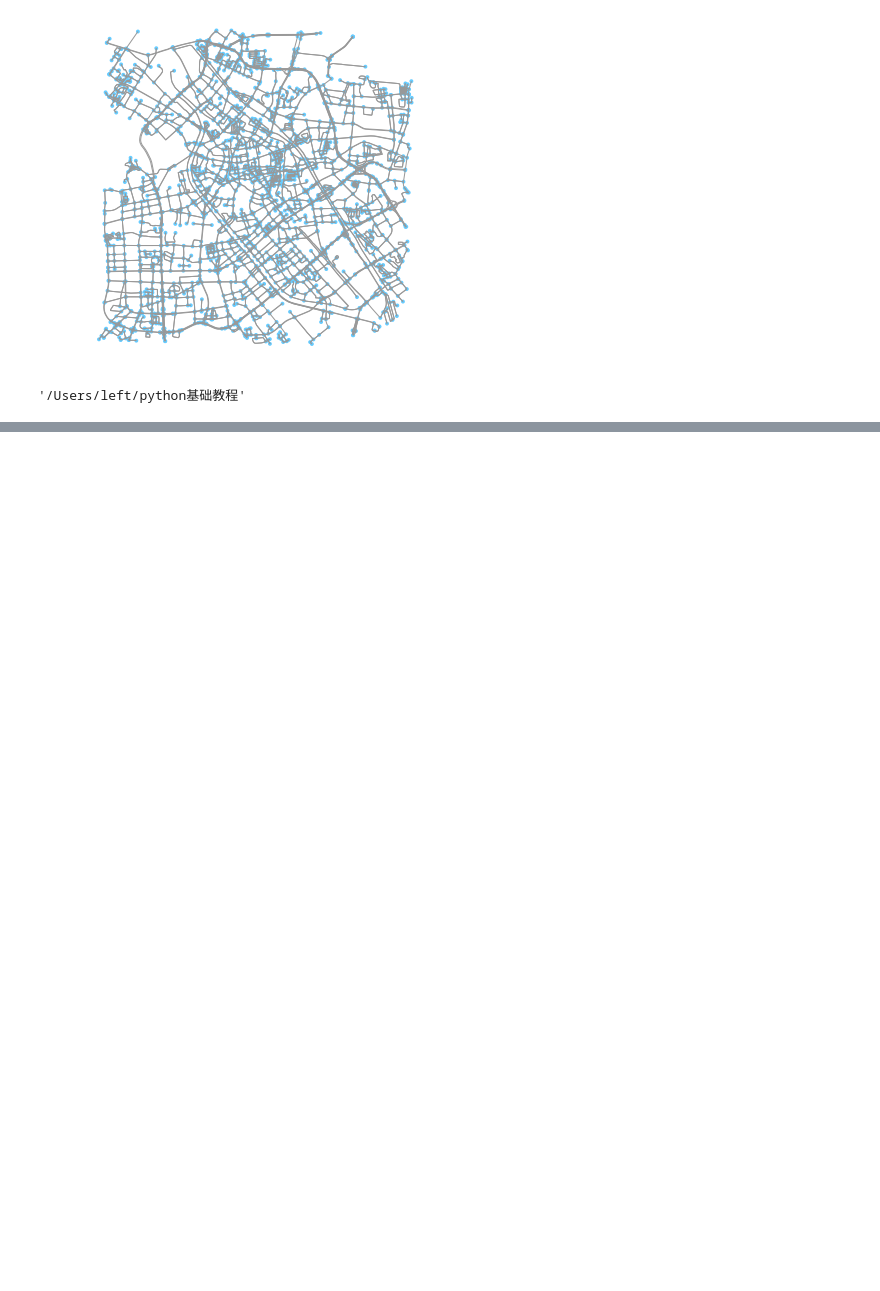
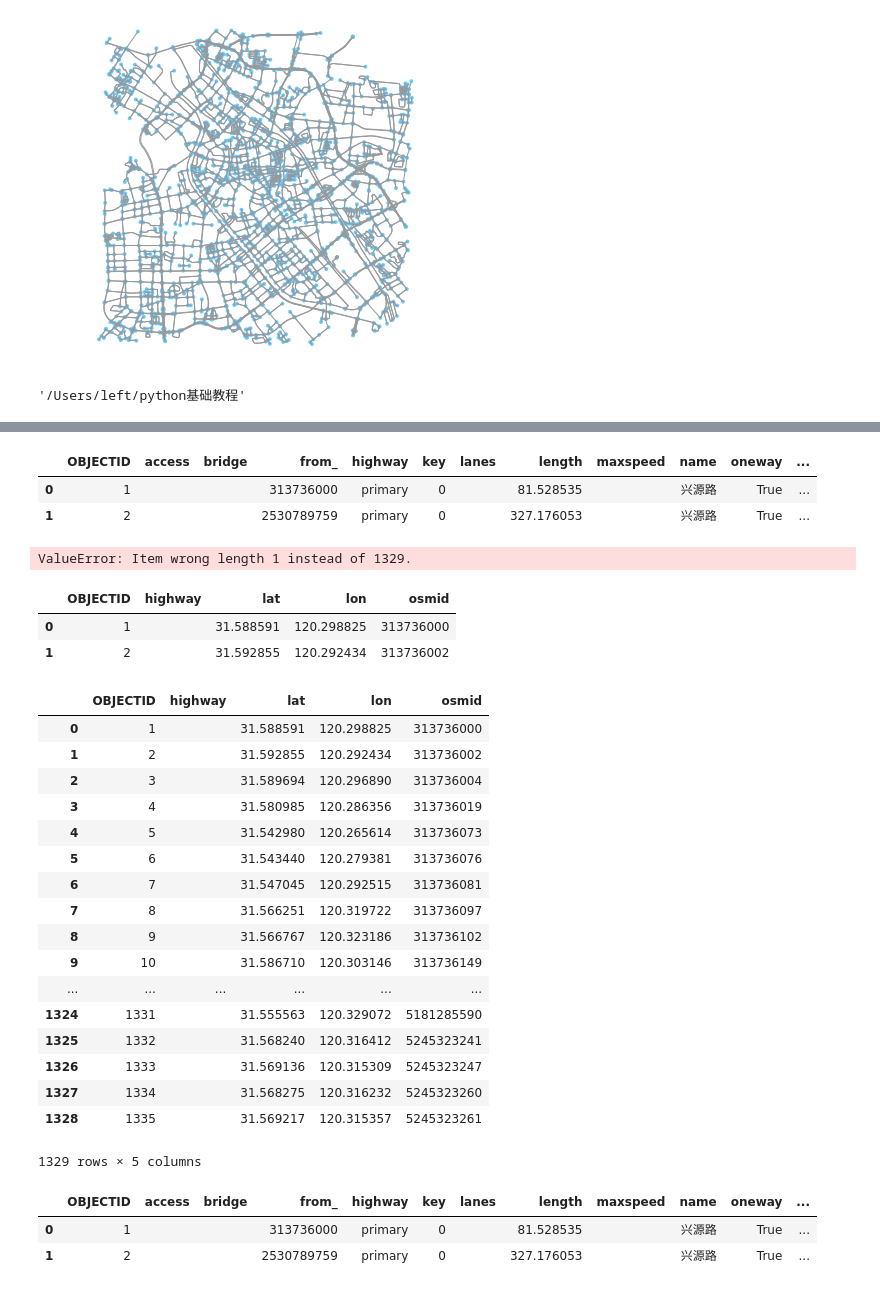
Before and after one commit to fuerdi2/WXRd, a Jupyter notebook: WX_project.ipynb, the cells around one changed output, grey strips where cells are left out. Saved outputs shown, nothing was run; the diff lists cells and outputs as text; code cells hidden in the pictures; blank space fills up the shorter version.

Commit message:
add major_edges_lnglat

```diff
--- a/WX_project.ipynb
+++ b/WX_project.ipynb
@@ -24,0 +158,2 @@ exit()
+# %%
+df3 = pd.read_csv('data/WX_ring/major_nodes.csv')
@@ -24,0 +365,43 @@ exit()
+# %%
+df1.head(2)
+# %% [output]
+|  | OBJECTID | access | bridge | from_ | highway | key | lanes | length | maxspeed | name | oneway | ... |
+| 0 | 1 |  |  | 313736000 | primary | 0 |  | 81.528535 |  | 兴源路 | True | ... |
+| 1 | 2 |  |  | 2530789759 | primary | 0 |  | 327.176053 |  | 兴源路 | True | ... |
+# %%
+df3[[df3['osmid']==313736000]]
+# %% [output]
+ValueError: Item wrong length 1 instead of 1329.
+# %%
+df3.head(2)
+# %% [output]
+|  | OBJECTID | highway | lat | lon | osmid |
+| 0 | 1 |  | 31.588591 | 120.298825 | 313736000 |
+| 1 | 2 |  | 31.592855 | 120.292434 | 313736002 |
+# %%
+df3
+# %% [output]
+|  | OBJECTID | highway | lat | lon | osmid |
+| 0 | 1 |  | 31.588591 | 120.298825 | 313736000 |
+| 1 | 2 |  | 31.592855 | 120.292434 | 313736002 |
+| 2 | 3 |  | 31.589694 | 120.296890 | 313736004 |
+| 3 | 4 |  | 31.580985 | 120.286356 | 313736019 |
+| 4 | 5 |  | 31.542980 | 120.265614 | 313736073 |
+| 5 | 6 |  | 31.543440 | 120.279381 | 313736076 |
+| 6 | 7 |  | 31.547045 | 120.292515 | 313736081 |
+| 7 | 8 |  | 31.566251 | 120.319722 | 313736097 |
+| 8 | 9 |  | 31.566767 | 120.323186 | 313736102 |
+| 9 | 10 |  | 31.586710 | 120.303146 | 313736149 |
+| ... | ... | ... | ... | ... | ... |
+| 1324 | 1331 |  | 31.555563 | 120.329072 | 5181285590 |
+| 1325 | 1332 |  | 31.568240 | 120.316412 | 5245323241 |
+| 1326 | 1333 |  | 31.569136 | 120.315309 | 5245323247 |
+| 1327 | 1334 |  | 31.568275 | 120.316232 | 5245323260 |
+| 1328 | 1335 |  | 31.569217 | 120.315357 | 5245323261 |
+1329 rows × 5 columns
+# %%
+df1.head(2)
+# %% [output]
+|  | OBJECTID | access | bridge | from_ | highway | key | lanes | length | maxspeed | name | oneway | ... |
+| 0 | 1 |  |  | 313736000 | primary | 0 |  | 81.528535 |  | 兴源路 | True | ... |
+| 1 | 2 |  |  | 2530789759 | primary | 0 |  | 327.176053 |  | 兴源路 | True | ... |
```
Also changed, not shown: parts of 49 cells of this notebook, 3 other files.
